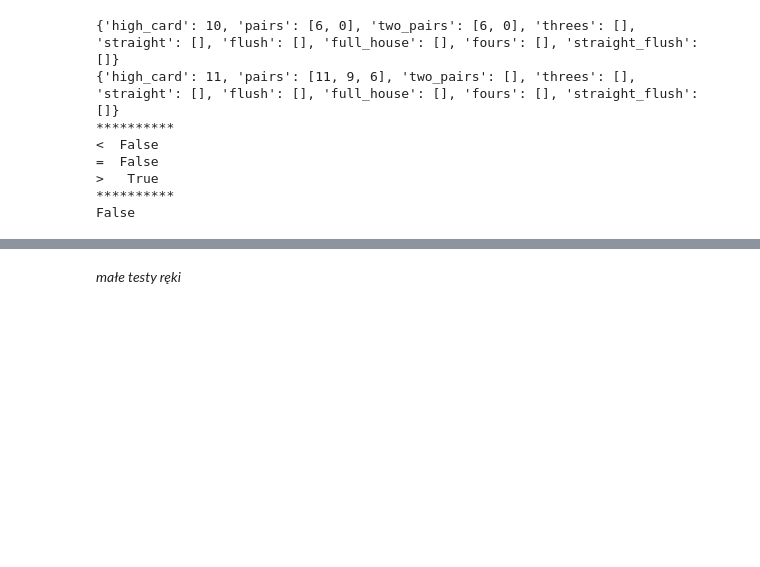
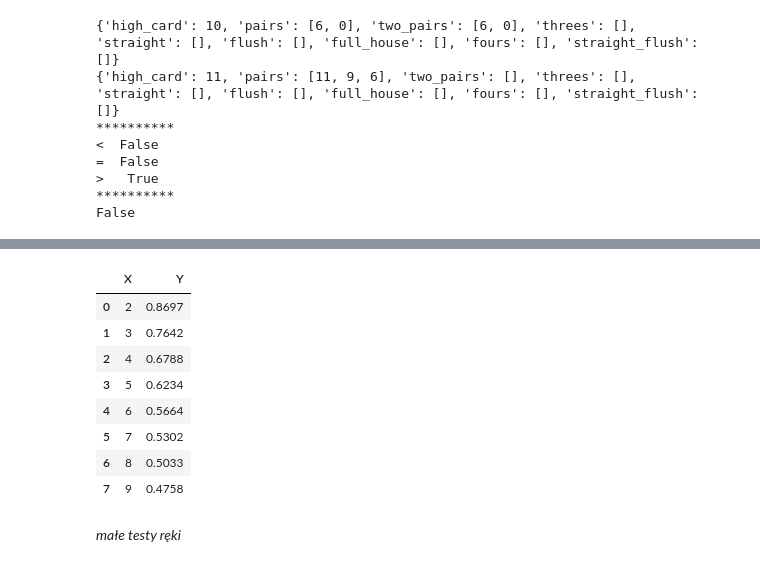
Before and after one commit to ninj4i/poker, a Jupyter notebook: pokerek_classic.ipynb, the cells around one changed output, grey strips where cells are left out. Saved outputs shown, nothing was run; the diff lists cells and outputs as text; code cells hidden in the pictures; blank space fills up the shorter version.

```diff
--- a/pokerek_classic.ipynb
+++ b/pokerek_classic.ipynb
@@ -345,3 +347,15 @@ plt.show()
+# %%
+aa
+# %% [output]
+|  | X | Y |
+| 0 | 2 | 0.8697 |
+| 1 | 3 | 0.7642 |
+| 2 | 4 | 0.6788 |
+| 3 | 5 | 0.6234 |
+| 4 | 6 | 0.5664 |
+| 5 | 7 | 0.5302 |
+| 6 | 8 | 0.5033 |
+| 7 | 9 | 0.4758 |
 # %% [markdown]
 <p><i>małe testy ręki</i></p>
 # %%
```
Also changed, not shown: parts of 2 cells of this notebook, 1 other file.
